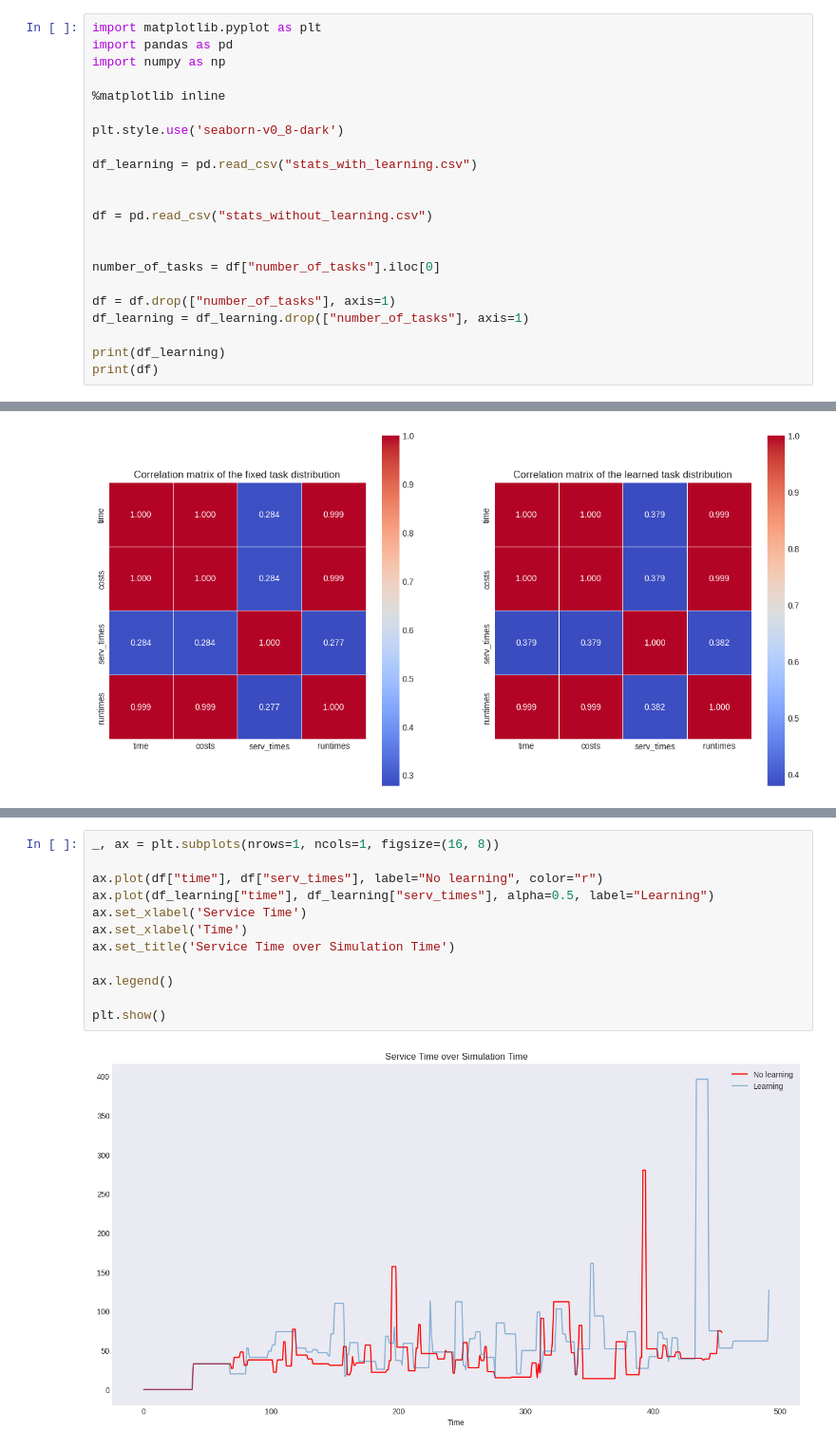
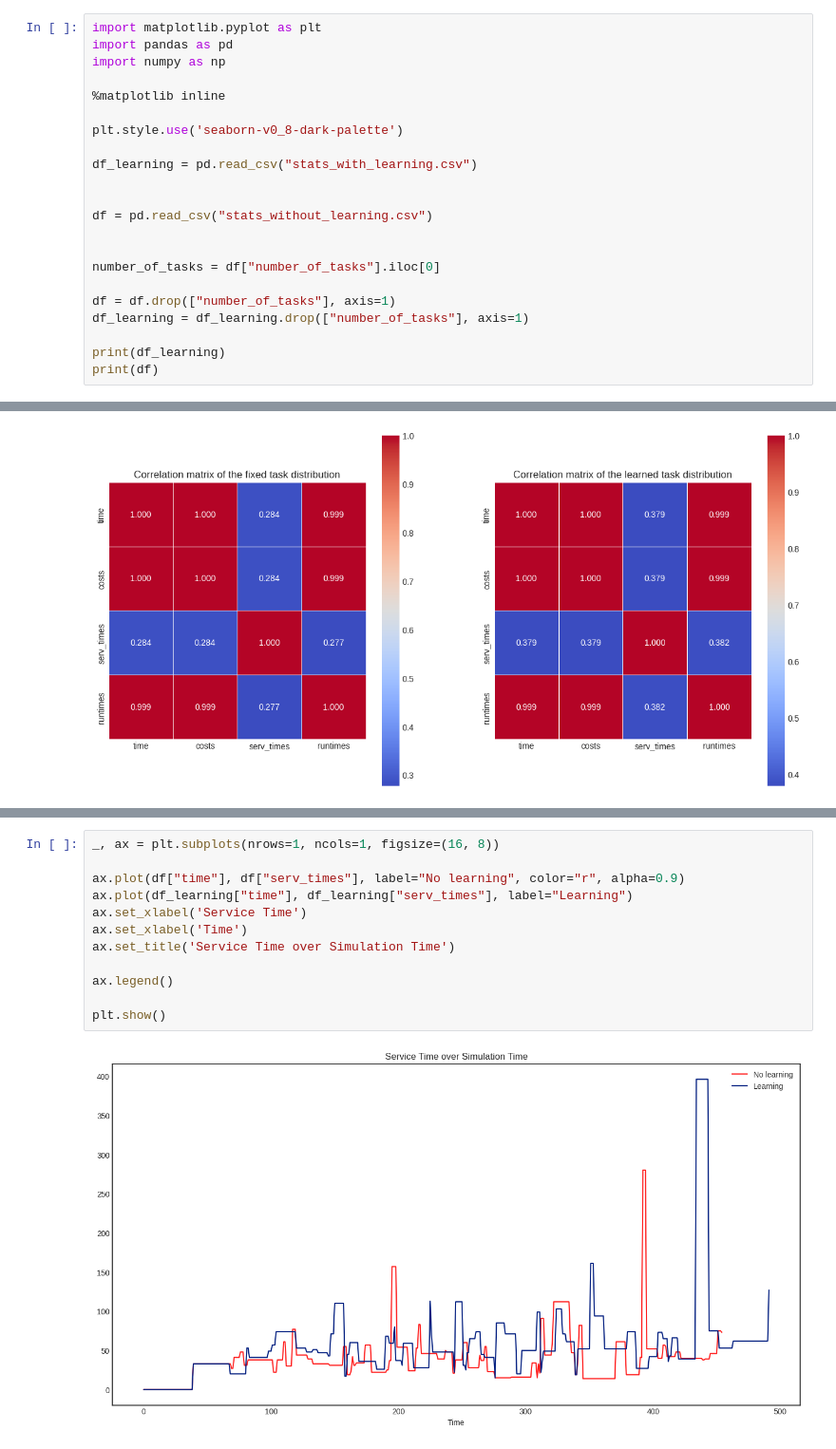
Before and after one commit to pullipulli/estimation_MAPD-P, a Jupyter notebook: Utils/show_stats.ipynb, the cells around one changed output, grey strips where cells are left out. Shown: that part at 95% size. Saved outputs shown, nothing was run; the diff lists cells and outputs as text.

Commit message:
Change of theme + alpha tweaks

```diff
--- a/Utils/show_stats.ipynb
+++ b/Utils/show_stats.ipynb
@@ -15,7 +15,7 @@ import numpy as np
 
 %matplotlib inline
 
-plt.style.use('seaborn-v0_8-dark')
+plt.style.use('seaborn-v0_8-dark-palette')
 
 df_learning = pd.read_csv("stats_with_learning.csv")
 
@@ -161,14 +161,14 @@ plt.show()
 # %%
 _, ax = plt.subplots(nrows=1, ncols=1, figsize=(16, 8))
 
-ax.plot(df["time"], df["serv_times"], label="No learning", color="r")
-ax.plot(df_learning["time"], df_learning["serv_times"], alpha=0.5, label="Learning")
+ax.plot(df["time"], df["serv_times"], label="No learning", color="r", alpha=0.9)
+ax.plot(df_learning["time"], df_learning["serv_times"], label="Learning")
 ax.set_xlabel('Service Time')
 ax.set_xlabel('Time')
 ax.set_title('Service Time over Simulation Time')
 
 ax.legend()
 
 plt.show()
 # %% [output]
-[figure, old version]
+[figure, new version]
```
Also changed, not shown: parts of 4 cells of this notebook.
